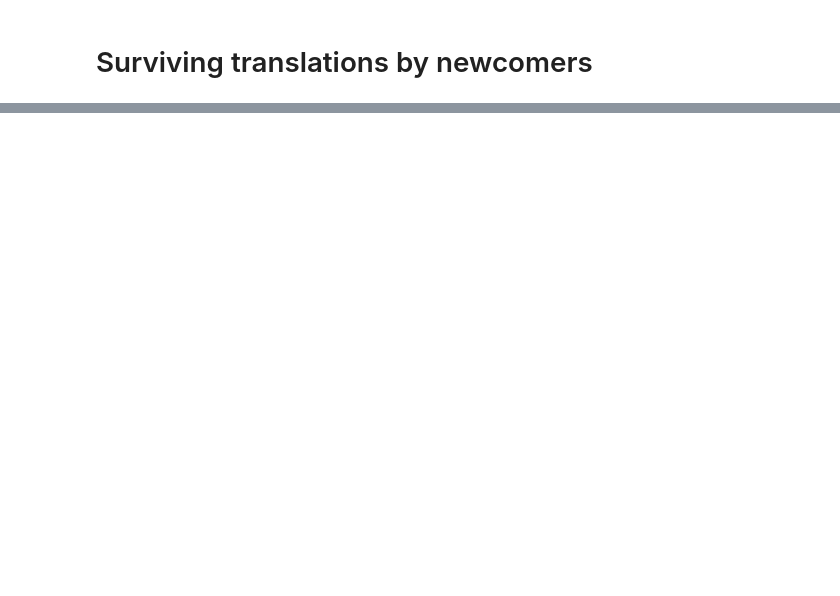
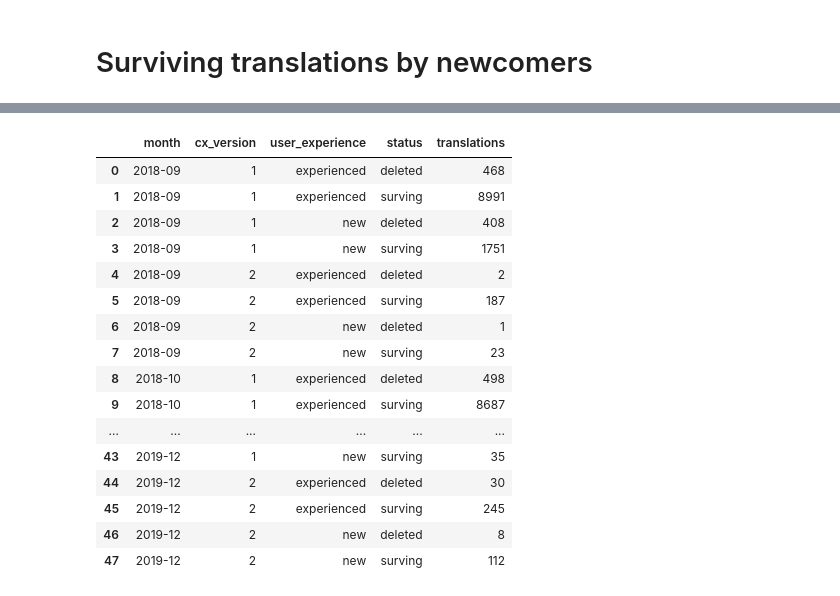
Before and after one commit to wikimedia-research/2018-19-Language-annual-plan-metrics, a Jupyter notebook: Language-metrics.ipynb, the cells around one changed output, grey strips where cells are left out. Saved outputs shown, nothing was run; the diff lists cells and outputs as text; code cells hidden in the pictures; blank space fills up the shorter version.

```diff
--- a/Language-metrics.ipynb
+++ b/Language-metrics.ipynb
@@ -174,0 +157,20 @@ where
+# %%
+translation_deletion_r
+# %% [output]
+|  | month | cx_version | user_experience | status | translations |
+| 0 | 2018-09 | 1 | experienced | deleted | 468 |
+| 1 | 2018-09 | 1 | experienced | surving | 8991 |
+| 2 | 2018-09 | 1 | new | deleted | 408 |
+| 3 | 2018-09 | 1 | new | surving | 1751 |
+| 4 | 2018-09 | 2 | experienced | deleted | 2 |
+| 5 | 2018-09 | 2 | experienced | surving | 187 |
+| 6 | 2018-09 | 2 | new | deleted | 1 |
+| 7 | 2018-09 | 2 | new | surving | 23 |
+| 8 | 2018-10 | 1 | experienced | deleted | 498 |
+| 9 | 2018-10 | 1 | experienced | surving | 8687 |
+| ... | ... | ... | ... | ... | ... |
+| 43 | 2019-12 | 1 | new | surving | 35 |
+| 44 | 2019-12 | 2 | experienced | deleted | 30 |
+| 45 | 2019-12 | 2 | experienced | surving | 245 |
+| 46 | 2019-12 | 2 | new | deleted | 8 |
+| 47 | 2019-12 | 2 | new | surving | 112 |
```
Also changed, not shown: parts of 29 cells of this notebook.
